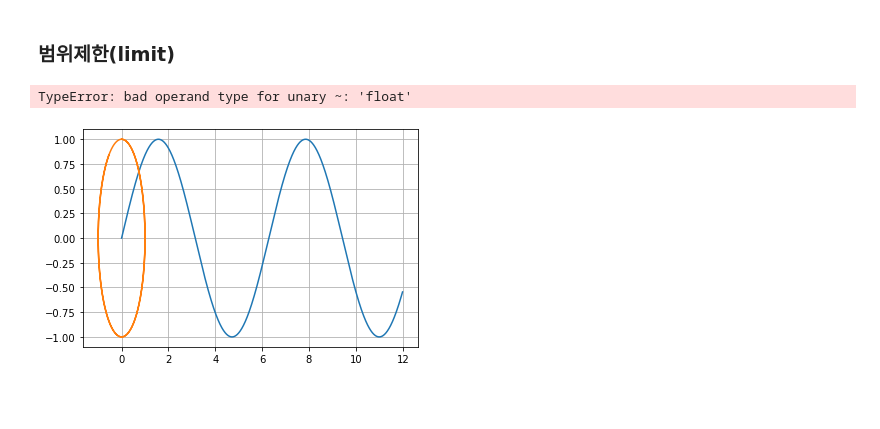
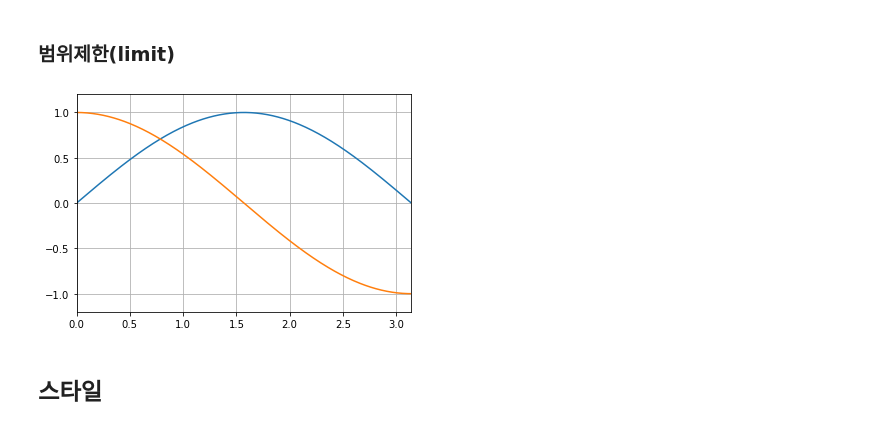
Before and after one commit to CreedMaestro/Python-Data-Analysis-Tutorial, a Jupyter notebook: 4일차_문법/Matplotlib.ipynb, the cells around one changed output. Drawn from its saved outputs; the diff is of its cells as text; code cells hidden in the pictures; blank space fills up the shorter version.

```diff
--- a/4일차_문법/Matplotlib.ipynb
+++ b/4일차_문법/Matplotlib.ipynb
@@ -73,11 +73,12 @@ plt.show()
 ### 범위제한(limit)
 # %%
 plt.plot(x,np.sin(x))
-plt.plot(y, np.cos(x))
+plt.plot(x, np.cos(x))
 plt.grid()
-plt.ylim(~1.2, 1.2)
+plt.ylim(-1.2, 1.2)
 plt.xlim(0, np.pi)
 plt.show()
 # %% [output]
-TypeError: bad operand type for unary ~: 'float'
-[figure, old version]
+[figure, new version]
+# %% [markdown]
+## 스타일
```
Also changed, not shown: parts of 34 cells of this notebook.
